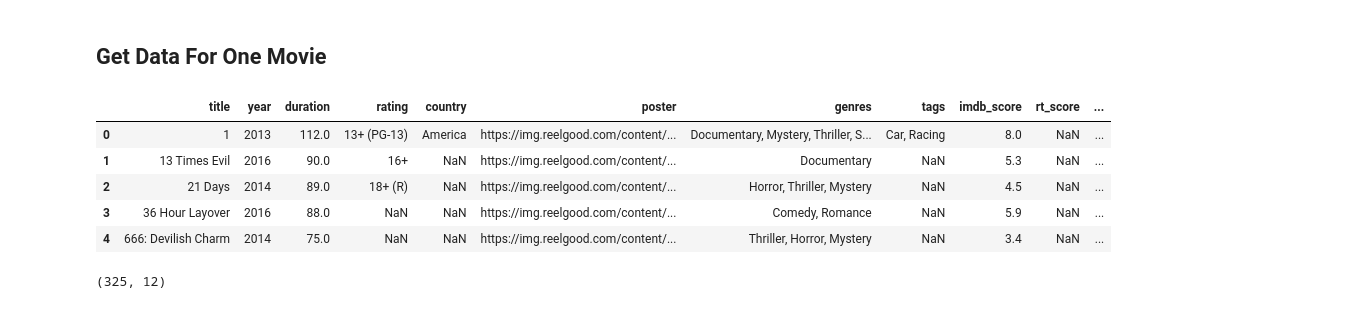
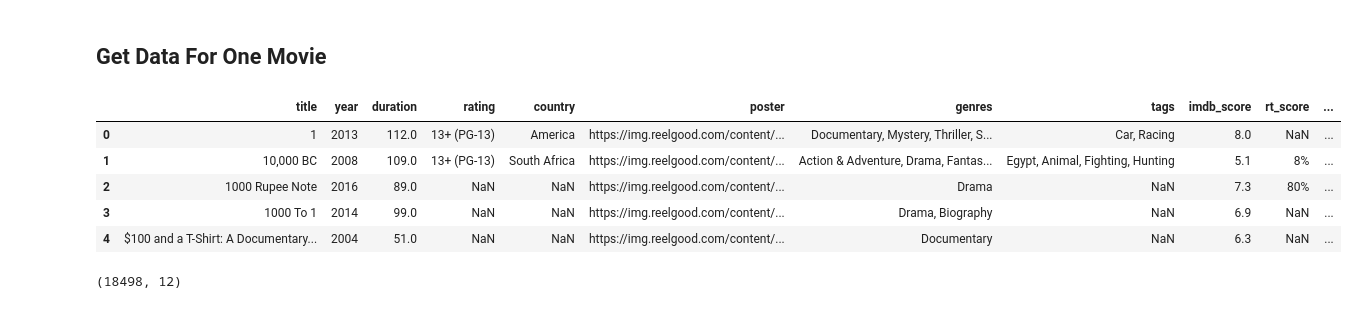
Before and after one commit to PhilBusko/Filmophile, a Jupyter notebook: backend/movies/notebooks/moviedb_data.ipynb, the cells around one changed output. Cells and saved outputs as stored; diff of their text form; code cells hidden in the pictures.

Commit message:
tmdb data ready

```diff
--- a/backend/movies/notebooks/moviedb_data.ipynb
+++ b/backend/movies/notebooks/moviedb_data.ipynb
@@ -23,18 +23,18 @@ import moviedb_helper as MH
 # %% [markdown]
 ## Get Data For One Movie
 # %%
-URL_FILE = '../data/reelgood_subsample.csv'
+URL_FILE = '../data/reelgood_movie.csv'
 url_df = PD.read_csv(URL_FILE)
 url_df.head()
 url_df.shape
 # %% [output]
 |  | title | year | duration | rating | country | poster | genres | tags | imdb_score | rt_score | ... |
 | 0 | 1 | 2013 | 112.0 | 13+ (PG-13) | America | https://img.reelgood.com/content/... | Documentary, Mystery, Thriller, S... | Car, Racing | 8.0 | NaN | ... |
-| 1 | 13 Times Evil | 2016 | 90.0 | 16+ | NaN | https://img.reelgood.com/content/... | Documentary | NaN | 5.3 | NaN | ... |
-| 2 | 21 Days | 2014 | 89.0 | 18+ (R) | NaN | https://img.reelgood.com/content/... | Horror, Thriller, Mystery | NaN | 4.5 | NaN | ... |
-| 3 | 36 Hour Layover | 2016 | 88.0 | NaN | NaN | https://img.reelgood.com/content/... | Comedy, Romance | NaN | 5.9 | NaN | ... |
-| 4 | 666: Devilish Charm | 2014 | 75.0 | NaN | NaN | https://img.reelgood.com/content/... | Thriller, Horror, Mystery | NaN | 3.4 | NaN | ... |
+| 1 | 10,000 BC | 2008 | 109.0 | 13+ (PG-13) | South Africa | https://img.reelgood.com/content/... | Action & Adventure, Drama, Fantas... | Egypt, Animal, Fighting, Hunting | 5.1 | 8% | ... |
+| 2 | 1000 Rupee Note | 2016 | 89.0 | NaN | NaN | https://img.reelgood.com/content/... | Drama | NaN | 7.3 | 80% | ... |
+| 3 | 1000 To 1 | 2014 | 99.0 | NaN | NaN | https://img.reelgood.com/content/... | Drama, Biography | NaN | 6.9 | NaN | ... |
+| 4 | $100 and a T-Shirt: A Documentary... | 2004 | 51.0 | NaN | NaN | https://img.reelgood.com/content/... | Documentary | NaN | 6.3 | NaN | ... |
-(325, 12)
+(18498, 12)
 # %%
 client = MH.MovieDBHelper()
 movie_ls = []
```
Also changed, not shown: parts of 4 cells of this notebook, 7 other files.
